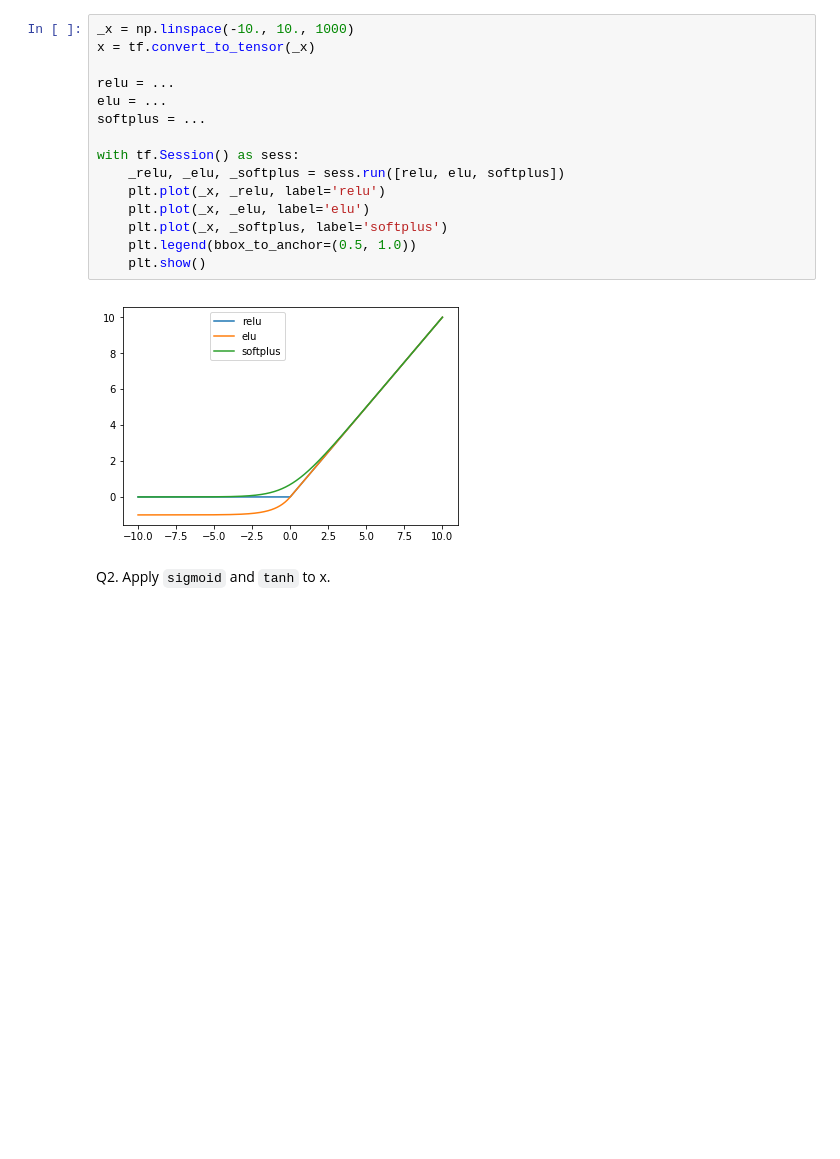
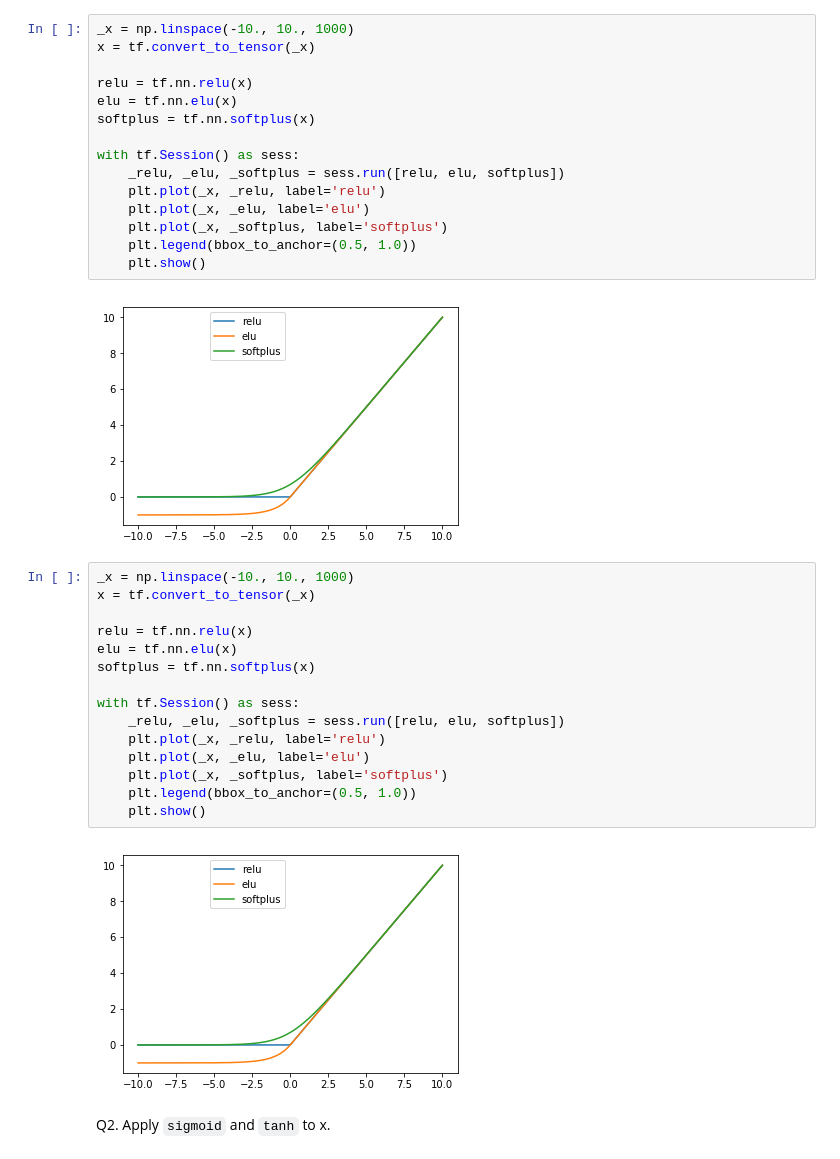
Before and after one commit to jchudb93/tensorflow-exercises, a Jupyter notebook: Neural_Network_Part1.ipynb, the cells around one changed output. Saved outputs shown, nothing was run; the diff lists cells and outputs as text; blank space fills up the shorter version.

```diff
--- a/Neural_Network_Part1.ipynb
+++ b/Neural_Network_Part1.ipynb
@@ -29,9 +29,9 @@ Q1. Apply `relu`, `elu`, and `softplus` to `x`.
 _x = np.linspace(-10., 10., 1000)
 x = tf.convert_to_tensor(_x)
 
-relu = ...
-elu = ...
-softplus = ...
+relu = tf.nn.relu(x)
+elu = tf.nn.elu(x)
+softplus = tf.nn.softplus(x)
 
 with tf.Session() as sess:
     _relu, _elu, _softplus = sess.run([relu, elu, softplus])
@@ -42,6 +42,23 @@ with tf.Session() as sess:
     plt.show()
 # %% [output]
 [figure]
+# %%
+_x = np.linspace(-10., 10., 1000)
+x = tf.convert_to_tensor(_x)
+
+relu = tf.nn.relu(x)
+elu = tf.nn.elu(x)
+softplus = tf.nn.softplus(x)
+
+with tf.Session() as sess:
+    _relu, _elu, _softplus = sess.run([relu, elu, softplus])
+    plt.plot(_x, _relu, label='relu')
+    plt.plot(_x, _elu, label='elu')
+    plt.plot(_x, _softplus, label='softplus')
+    plt.legend(bbox_to_anchor=(0.5, 1.0))
+    plt.show()
+# %% [output]
+[figure, added]
 # %% [markdown]
 Q2. Apply `sigmoid` and `tanh` to x.
 # %%
```
Also changed, not shown: parts of 15 cells of this notebook, 3 other files.
